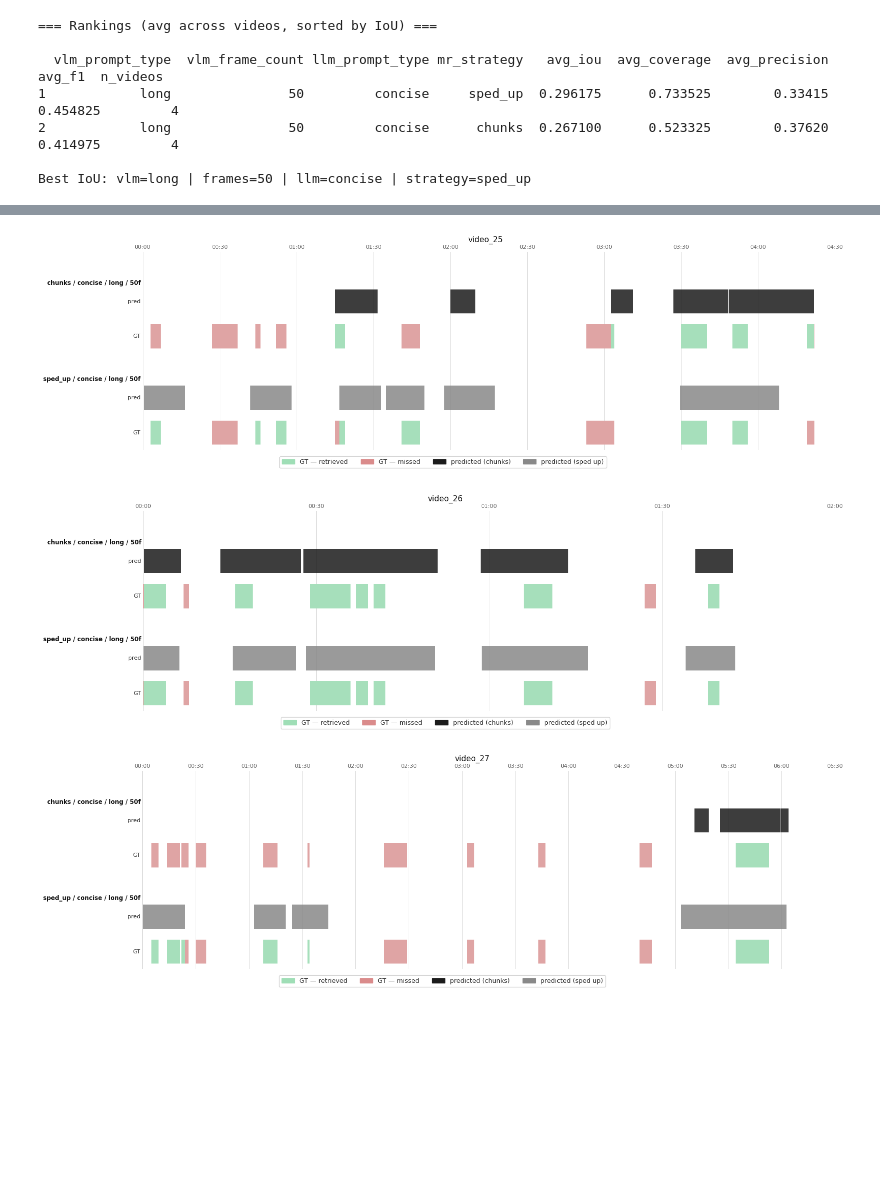
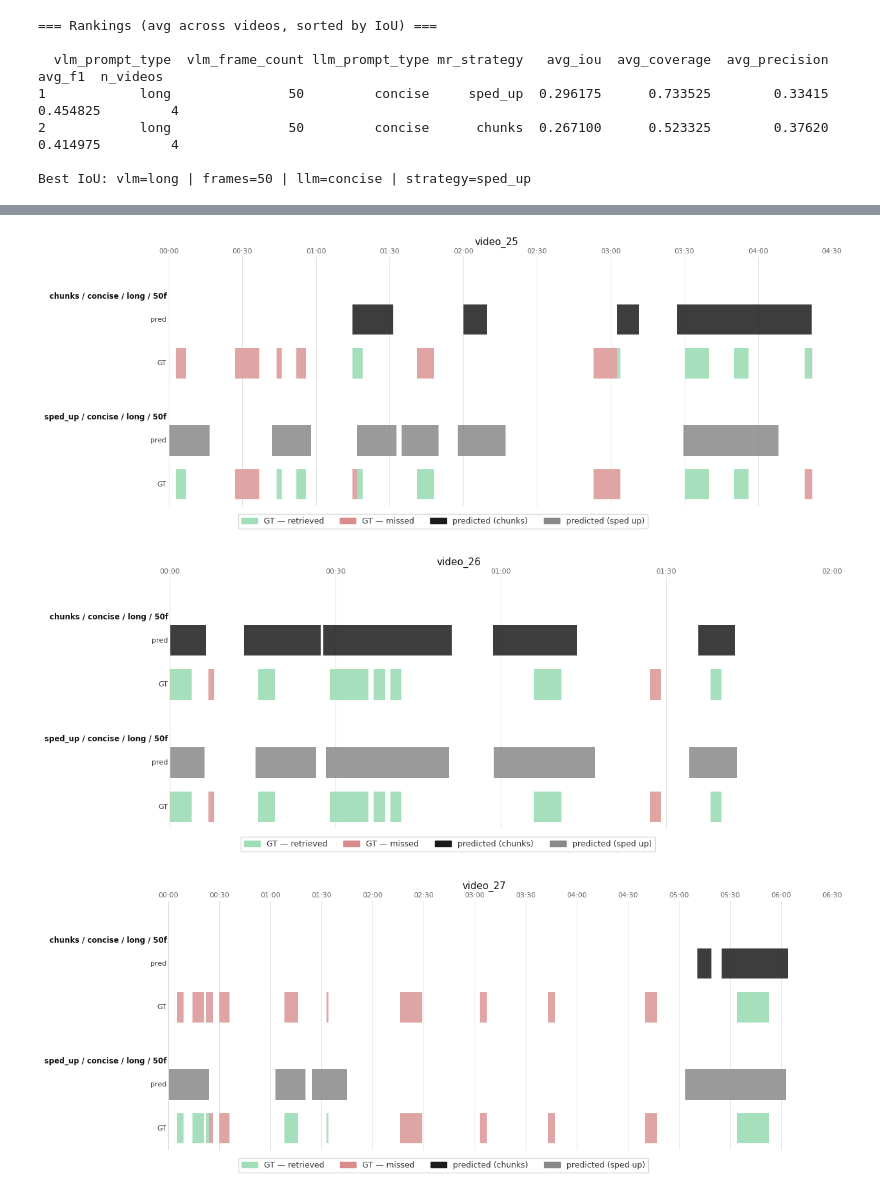
Before and after one commit to BoBeR24/Moment-Retrieval-and-Video-Summarization, a Jupyter notebook: evaluation_timestamps_pipeline.ipynb, the cells around one changed output, grey strips where cells are left out. Saved outputs shown, nothing was run; the diff lists cells and outputs as text; code cells hidden in the pictures; blank space fills up the shorter version.

```diff
--- a/evaluation_timestamps_pipeline.ipynb
+++ b/evaluation_timestamps_pipeline.ipynb
@@ -326,4 +378,6 @@ Best IoU: vlm=long | frames=50 | llm=concise | strategy=sped_up
 # %%
+inspect_combos = globals().get("INSPECT_COMBOS", None)
+
 for INSPECT_VIDEO_ID in VIDEO_IDS:
     annotations = load_annotations(INSPECT_VIDEO_ID)
     mr_results  = parse_predictions(INSPECT_VIDEO_ID)
@@ -332,7 +386,7 @@ for INSPECT_VIDEO_ID in VIDEO_IDS:
         print(f"No data for video_{INSPECT_VIDEO_ID}, skipping")
         continue
 
-    combos = INSPECT_COMBOS if INSPECT_COMBOS else [
+    combos = inspect_combos if inspect_combos else [
         (r["prompt_type"], r["vlm_source"], r["vlm_frame_count"], s)
         for r in mr_results
         for s in ["chunks", "sped_up"]
@@ -387,8 +441,9 @@ for INSPECT_VIDEO_ID in VIDEO_IDS:
     sec_gap = 0.5
     n_combos = len(rows_to_plot)
     fig_h   = max(3, 1.2 + n_combos * 2 * (row_h + gap) + n_combos * sec_gap)
+    fig_w   = 16 * 0.8
 
-    fig, ax = plt.subplots(figsize=(16, fig_h))
+    fig, ax = plt.subplots(figsize=(fig_w, fig_h))
     ax.set_facecolor("white")
     fig.patch.set_facecolor("white")
 
@@ -440,33 +495,33 @@ for INSPECT_VIDEO_ID in VIDEO_IDS:
         draw_gt_coverage(row_y, annotations, pred, "GT")
         row_y += row_h + gap
         draw_bars(row_y, pred, strategy_colors[strategy])
         draw_row_label(row_y, "pred")
         row_y += row_h + gap + sec_gap
 
     ax.set_xlim(0, 1)
     ax.set_ylim(-0.1, row_y)
     ax.set_yticks([])
     ax.set_xticks([])
     for spine in ax.spines.values():
         spine.set_visible(False)
 
     legend_patches = [
         mpatches.Patch(color="#9fdeb6", label="GT — retrieved"),
         mpatches.Patch(color="#da8b8b", label="GT — missed"),
         mpatches.Patch(color="#1B1B1B", label="predicted (chunks)"),
         mpatches.Patch(color="#898989", label="predicted (sped up)"),
     ]
     fig.legend(
         handles=legend_patches, loc="lower center",
         ncol=4, fontsize=9,
         facecolor="white", edgecolor="#cccccc",
         labelcolor="#333333",
         bbox_to_anchor=(0.5, 0.005)
     )
     plt.title(f"video_{INSPECT_VIDEO_ID}", color="#111111", fontsize=11, pad=14)
     plt.tight_layout(rect=[0, 0.06, 1, 1])
     plt.show()
 # %% [output]
-[figure, old version]
+[figure, new version]
-[figure, old version]
+[figure, new version]
-[figure, old version]
+[figure, new version]
```
Also changed, not shown: parts of 9 cells of this notebook.
